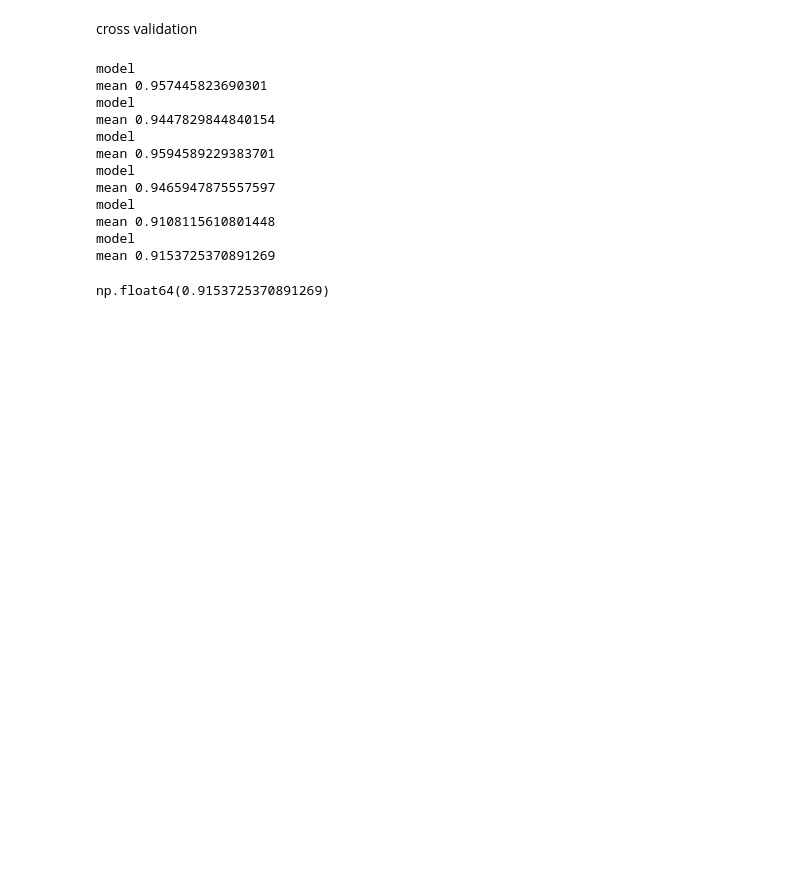
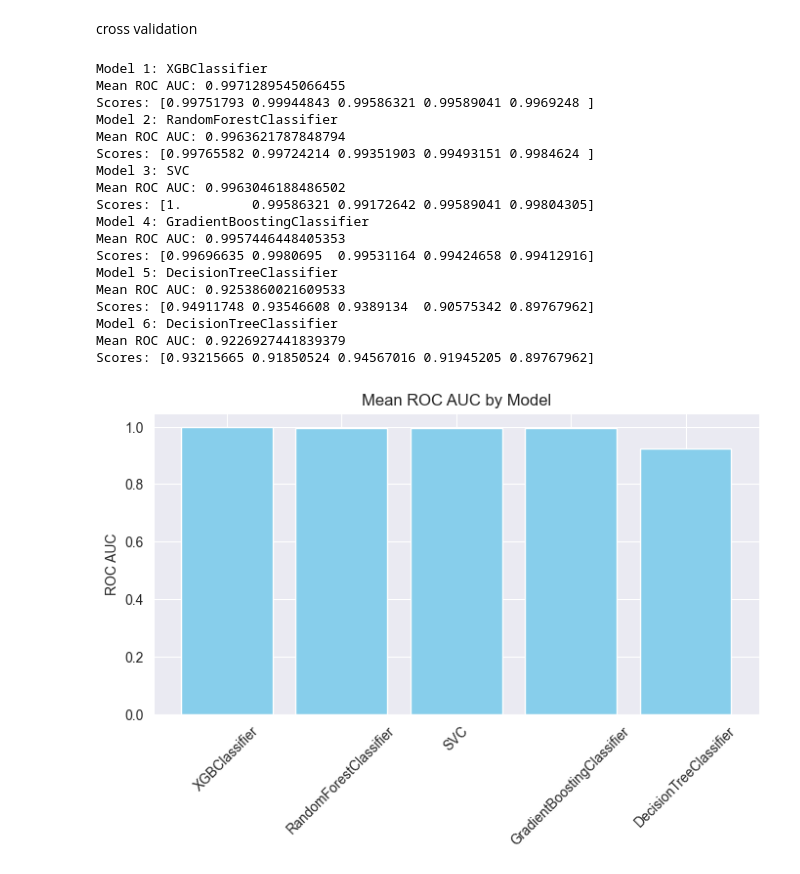
Before and after one commit to YounessBoumeshouli/Analyse_et_Pr-diction_du_Risque_de_Diab-te, a Jupyter notebook: main.ipynb, the cells around one changed output. Drawn from its saved outputs; the diff is of its cells as text; code cells hidden in the pictures; blank space fills up the shorter version.

Commit message:
AEPDRDD-59 Visualiser comparaison des modèles

```diff
--- a/main.ipynb
+++ b/main.ipynb
@@ -889,10 +889,12 @@ cross validation
 # %%
 from sklearn.model_selection import cross_val_score, StratifiedKFold
 from imblearn.pipeline import Pipeline as ImbPipeline
+from imblearn.over_sampling import RandomOverSampler
+from sklearn.metrics import make_scorer, roc_auc_score
 
+cv_results = {}
+cv_folds = StratifiedKFold(n_splits=5, shuffle=True, random_state=42)
 
-cv_results ={}
-cv_folds = StratifiedKFold(n_splits=5, shuffle=True, random_state=42)
 i = 0
 for model in models:
     pipeline = ImbPipeline([
@@ -900,25 +902,42 @@ for model in models:
         ('classifier', model)
     ])
 
-    scores = cross_val_score(pipeline, X_train, y_train, cv=cv_folds, scoring='f1')
-    print("model")
-    print("mean",scores.mean())
-    cv_results = scores.mean()
+    # use roc_auc for binary classification
+    scores = cross_val_score(pipeline, X_train, y_train, cv=cv_folds, scoring='roc_auc')
+
+    print(f"Model {i+1}: {model.__class__.__name__}")
+    print("Mean ROC AUC:", scores.mean())
+    print("Scores:", scores)
+
+    cv_results[model.__class__.__name__] = scores.mean()
     i += 1
 # %% [output]
-model
-mean 0.957445823690301
-model
-mean 0.9447829844840154
-model
-mean 0.9594589229383701
-model
-mean 0.9465947875557597
-model
-mean 0.9108115610801448
-model
-mean 0.9153725370891269
+Model 1: XGBClassifier
+Mean ROC AUC: 0.9971289545066455
+Scores: [0.99751793 0.99944843 0.99586321 0.99589041 0.9969248 ]
+Model 2: RandomForestClassifier
+Mean ROC AUC: 0.9963621787848794
+Scores: [0.99765582 0.99724214 0.99351903 0.99493151 0.9984624 ]
+Model 3: SVC
+Mean ROC AUC: 0.9963046188486502
+Scores: [1.         0.99586321 0.99172642 0.99589041 0.99804305]
+Model 4: GradientBoostingClassifier
+Mean ROC AUC: 0.9957446448405353
+Scores: [0.99696635 0.9980695  0.99531164 0.99424658 0.99412916]
+Model 5: DecisionTreeClassifier
+Mean ROC AUC: 0.9253860021609533
+Scores: [0.94911748 0.93546608 0.9389134  0.90575342 0.89767962]
+Model 6: DecisionTreeClassifier
+Mean ROC AUC: 0.9226927441839379
+Scores: [0.93215665 0.91850524 0.94567016 0.91945205 0.89767962]
 # %%
-cv_results.max()
+import matplotlib.pyplot as plt
+
+plt.figure(figsize=(8,4))
+plt.bar(cv_results.keys(), cv_results.values(), color='skyblue')
+plt.xticks(rotation=45)
+plt.title('Mean ROC AUC by Model')
+plt.ylabel('ROC AUC')
+plt.show()
 # %% [output]
-np.float64(0.9153725370891269)
+[figure, added]
```
